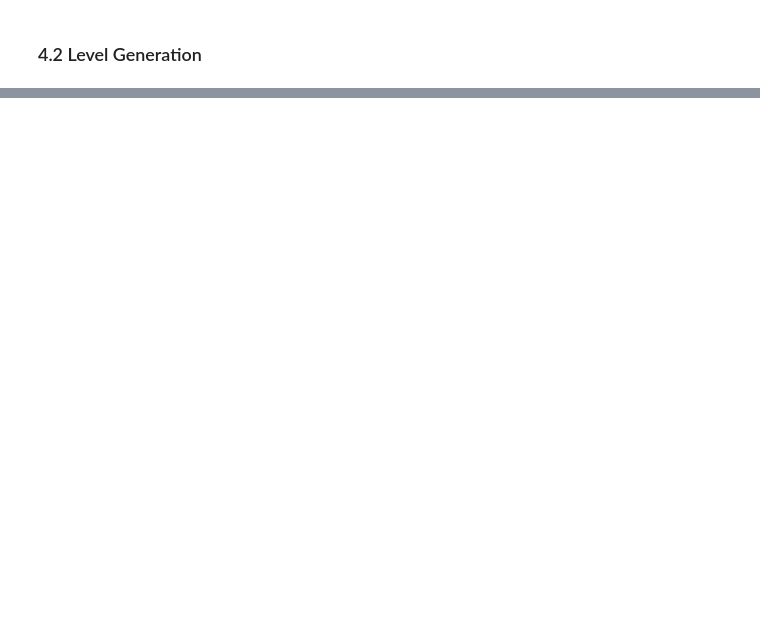
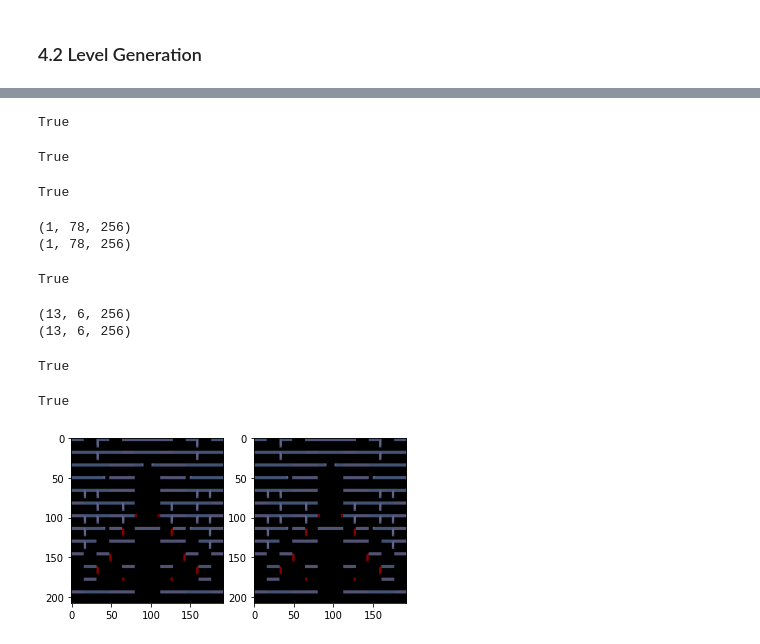
Before and after one commit to Surfytom/TileEmbeddingDissertation, a Jupyter notebook: notebooks/bubble_bobble_generation.ipynb, the cells around one changed output, grey strips where cells are left out. Saved outputs shown, nothing was run; the diff lists cells and outputs as text; code cells hidden in the pictures; blank space fills up the shorter version.

Commit message:
generation now working bubble bobble levels

```diff
--- a/notebooks/bubble_bobble_generation.ipynb
+++ b/notebooks/bubble_bobble_generation.ipynb
@@ -453,5 +433,5 @@ Non-trainable params: 0
 __________________________________________________________________________________________________
 # %%
 batch_gen=get_training_batch(training_input_batch, training_target_batch,input_one_hot_col, chunk_size=25)
-model_hist = model.fit_generator(batch_gen, steps_per_epoch=int(np.ceil(len(training_input_batch) / 25)),epochs=5,verbose=1)
+model_hist = model.fit_generator(batch_gen, steps_per_epoch=int(np.ceil(len(training_input_batch) / 25)),epochs=10,verbose=1)
 # %% [output]
@@ -567,6 +538,7 @@ for i_ptr in range(n_levels):
 
     for idx in range(len(level_embedding)-next_N):
         if idx>N:
+            print("low bound hit")
             low_bound=idx-N
             data_i=level_embedding[low_bound:idx]
             data_t=level_embedding[idx:idx+next_N]
@@ -591,11 +563,12 @@ for i_ptr in range(n_levels):
     inf_column_batch=np.array(inf_column_batch)
     inf_column_batch=inf_column_batch.astype(int)
     inf_input_batch=np.array(inf_input_batch)
+    print(f"inf input batch shape: {inf_input_batch.shape}")
     inf_target_batch=np.array(inf_target_batch)
 
     # initialising annoy
     vec_list=list(idx2embed_map.values())
-    len(vec_list)
+    print(len(vec_list))
     f = 256
     t = AnnoyIndex(f, 'euclidean')
     for i in range(len(vec_list)):
@@ -603,14 +576,16 @@ for i_ptr in range(n_levels):
     t.build(15)
 
     generated_level=[]
+
     tile_count=0
     col_idx=0
     n=2
+
     col_hist=inf_input_batch[0]
     col=inf_column_batch[0]
+
     start_input=inf_target_batch[0]
     start_input=start_input[:next_N]
-
 
     column_one_hot=np.zeros((1,N,256))
     for i, d in enumerate(col):
@@ -621,8 +596,10 @@ for i_ptr in range(n_levels):
 
     o1,h1,c1=hist_model.predict(col_hist_in)
     o2,h2,c2=col_model.predict(column_one_hot)
+
     oh=Add()([h1,h2])
     oc=Add()([c1,c2])
+
     next_col=inf_model2.predict([start_input_in,oh,oc])
 
     second_half=next_col[0]
@@ -643,4 +620,8 @@ for i_ptr in range(n_levels):
     for im in images:
         new_im.paste(im, (x_offset,0))
         x_offset += im.size[0]
-    save_img("../outputs/Bubble_Bobble/level_"+str(i_ptr)+".png",new_im)
+    #save_img("../outputs/Bubble_Bobble/level_"+str(i_ptr)+".png",new_im)
+
+    import matplotlib.pyplot as plt
+    plt.figure()
+    plt.imshow(new_im)
@@ -646,0 +776,57 @@ for i_ptr in range(n_levels):
+# %%
+a = start_input_in
+b = target[0].reshape(1, 78, 256)
+
+(a == b).all()
+# %% [output]
+True
+# %%
+a = col_hist_in
+b = input[0].reshape(1, 78, 256)
+
+(a == b).all()
+# %% [output]
+True
+# %%
+a = column_one_hot
+b = column[0].reshape(1, 78, 256)
+
+(a == b).all()
+# %% [output]
+True
+# %%
+a = next_col
+b = nextCol.reshape(1, 78, 256)
+
+print(a.shape)
+print(b.shape)
+
+(a == b).all()
+# %% [output]
+(1, 78, 256)
+(1, 78, 256)
+True
+# %%
+a = level_embed
+b = nextColT
+
+print(a.shape)
+print(b.shape)
+
+(a == b).all()
+# %% [output]
+(13, 6, 256)
+(13, 6, 256)
+True
+# %%
+a = np.array(new_im)
+b = levelImage
+
+fig, subplots = plt.subplots(1, 2)
+subplots[0].imshow(a)
+subplots[1].imshow(b)
+
+(a == b).all()
+# %% [output]
+True
+[figure, added]
```
Also changed, not shown: parts of 11 cells of this notebook, 1 other file.
